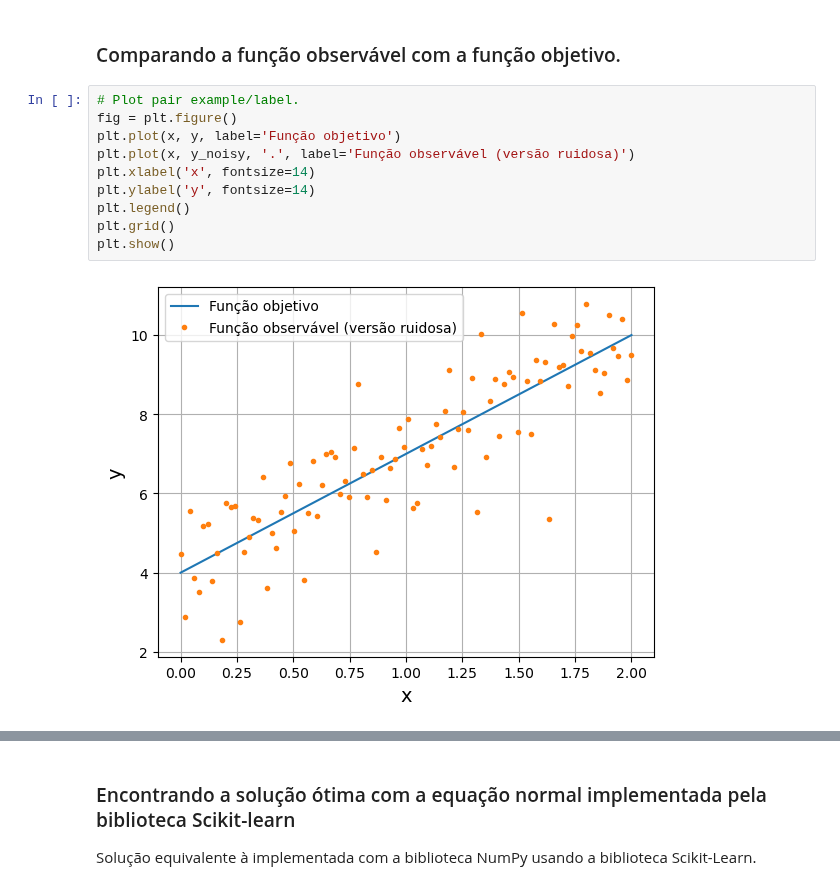
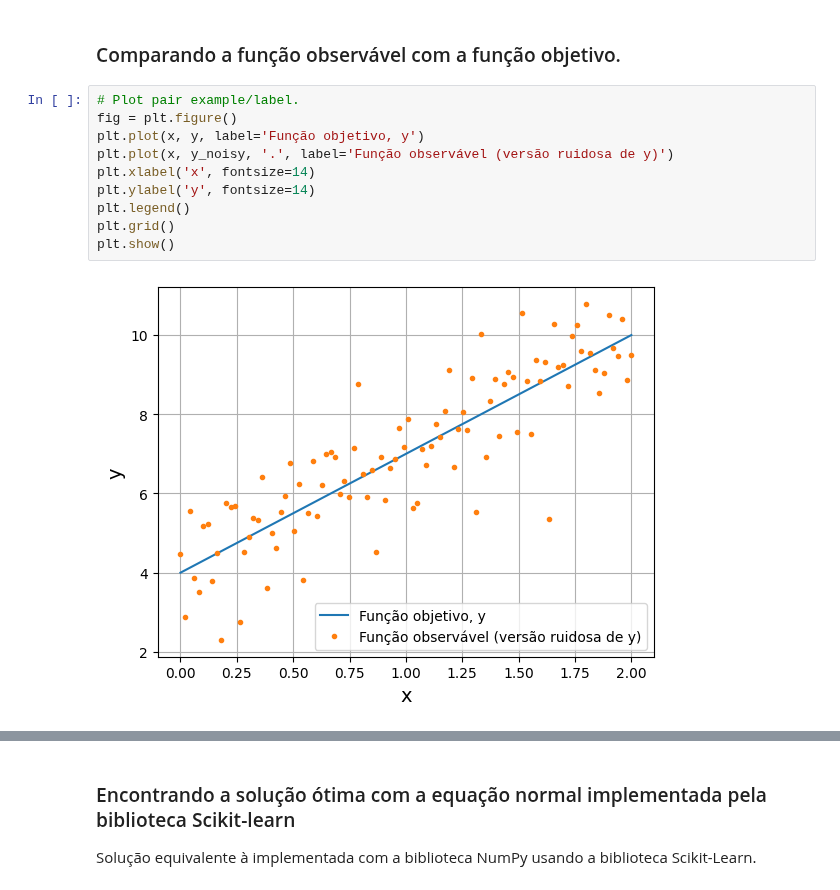
Before and after one commit to zz4fap/t319_aprendizado_de_maquina, a Jupyter notebook: notebooks/regression/normal_equation_example1.ipynb, the cells around one changed output, grey strips where cells are left out. Cells and saved outputs as stored; diff of their text form.

```diff
--- a/notebooks/regression/normal_equation_example1.ipynb
+++ b/notebooks/regression/normal_equation_example1.ipynb
@@ -72,15 +72,15 @@ y_noisy = y + w
 # %%
 # Plot pair example/label.
 fig = plt.figure()
-plt.plot(x, y, label='Função objetivo')
-plt.plot(x, y_noisy, '.', label='Função observável (versão ruidosa)')
+plt.plot(x, y, label='Função objetivo, y')
+plt.plot(x, y_noisy, '.', label='Função observável (versão ruidosa de y)')
 plt.xlabel('x', fontsize=14)
 plt.ylabel('y', fontsize=14)
 plt.legend()
 plt.grid()
 plt.show()
 # %% [output]
-[figure, old version]
+[figure, new version]
 # %% [markdown]
 ### Encontrando a solução ótima com a equação normal implementada com a biblioteca NumPy.
 
```
Also changed, not shown: parts of 13 cells of this notebook, 4 other files.
